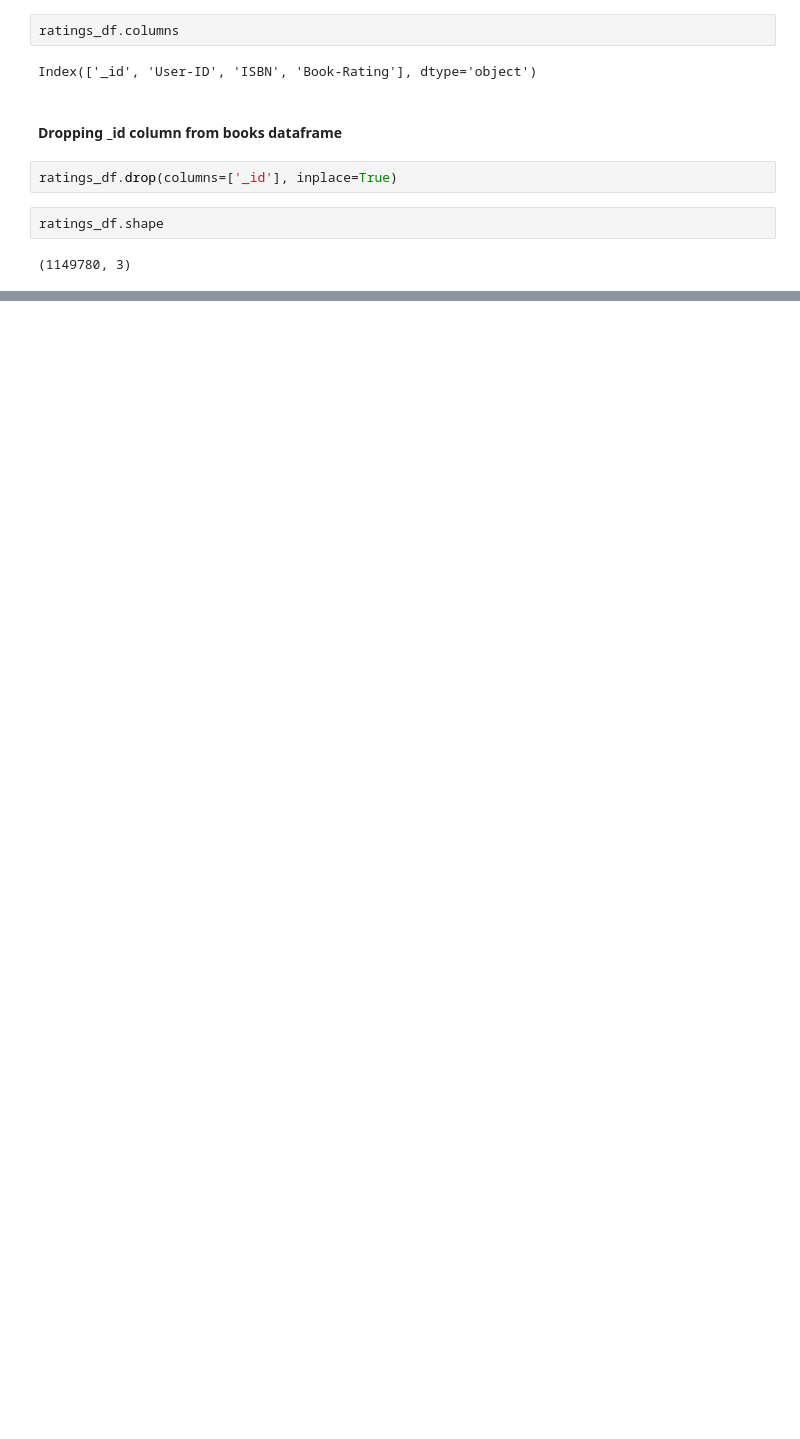
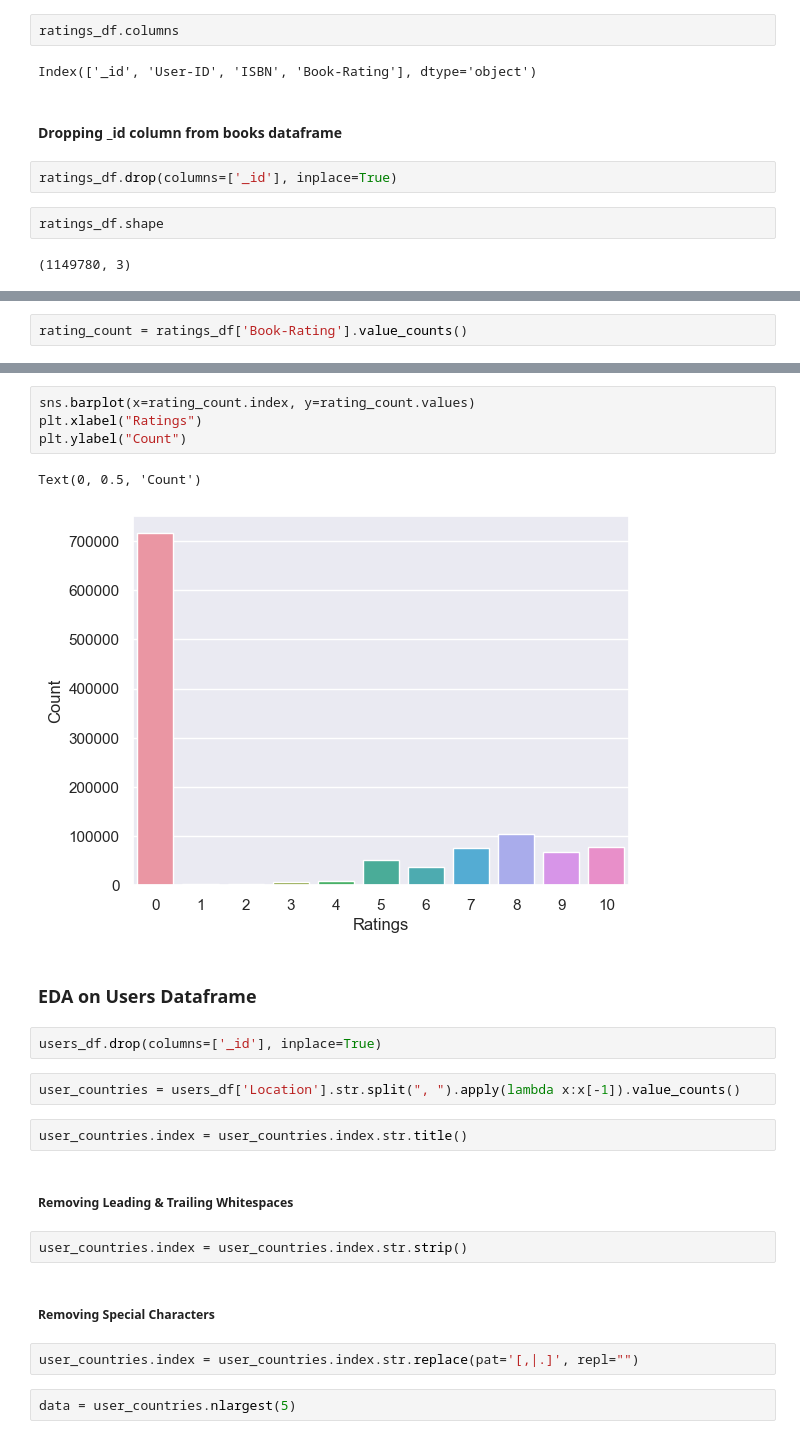
Before and after one commit to Shaktijain9/Book-Recommender-System, a Jupyter notebook: Book-Recommender-System.ipynb, the cells around one changed output, grey strips where cells are left out. Saved outputs shown, nothing was run; the diff lists cells and outputs as text; blank space fills up the shorter version.

Commit message:
Completed EDA for all the given data sets.

```diff
--- a/Book-Recommender-System.ipynb
+++ b/Book-Recommender-System.ipynb
@@ -304 +304,3 @@ See Full Dataframe in Mito
 | 1149779 | 276723 | 05162443314 | 8 |
+# %%
+rating_count = ratings_df['Book-Rating'].value_counts()
@@ -304,0 +322,25 @@ See Full Dataframe in Mito
+# %%
+sns.barplot(x=rating_count.index, y=rating_count.values)
+plt.xlabel("Ratings")
+plt.ylabel("Count")
+# %% [output]
+Text(0, 0.5, 'Count')
+[figure, added]
+# %% [markdown]
+### EDA on Users Dataframe
+# %%
+users_df.drop(columns=['_id'], inplace=True)
+# %%
+user_countries = users_df['Location'].str.split(", ").apply(lambda x:x[-1]).value_counts()
+# %%
+user_countries.index = user_countries.index.str.title()
+# %% [markdown]
+##### Removing Leading & Trailing Whitespaces
+# %%
+user_countries.index = user_countries.index.str.strip()
+# %% [markdown]
+##### Removing Special Characters
+# %%
+user_countries.index = user_countries.index.str.replace(pat='[,|.]', repl="")
+# %%
+data = user_countries.nlargest(5)
```
Also changed, not shown: parts of 11 cells of this notebook.
